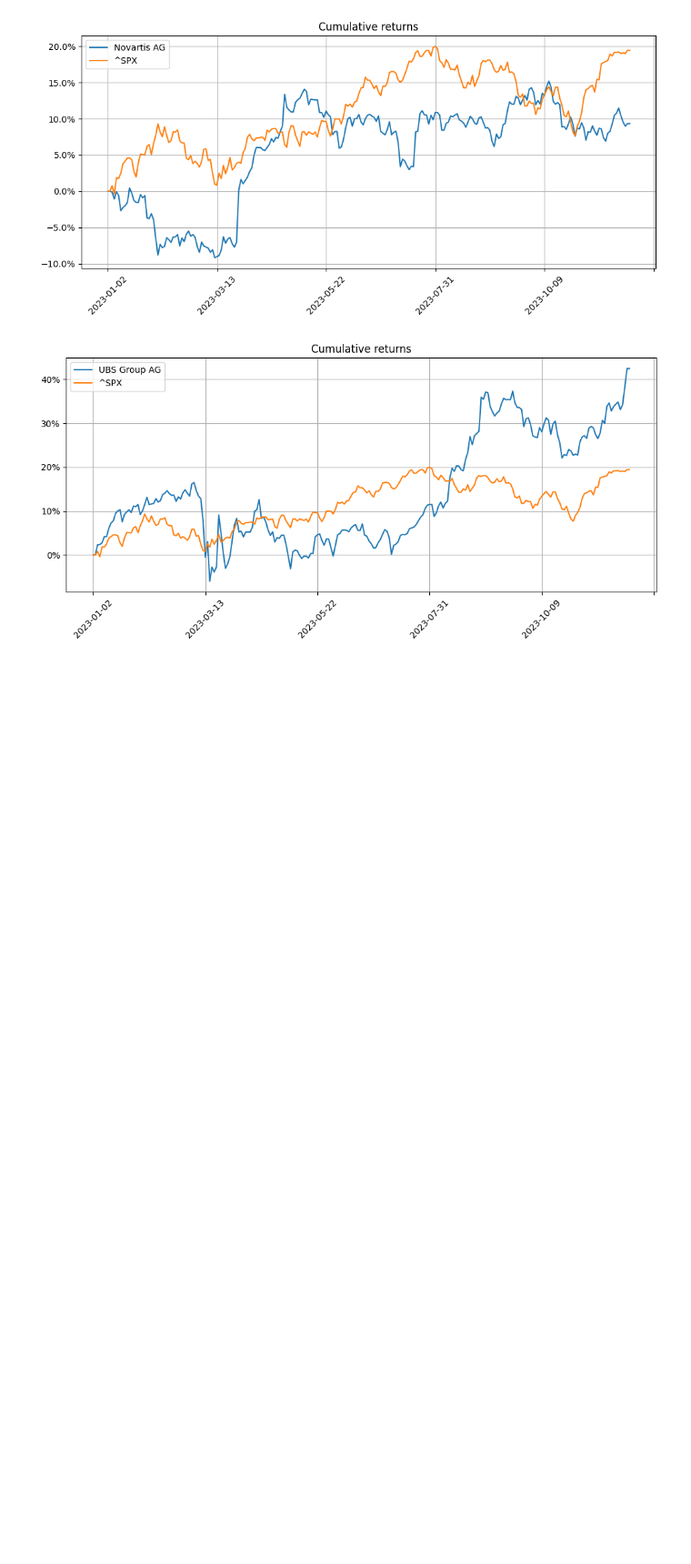
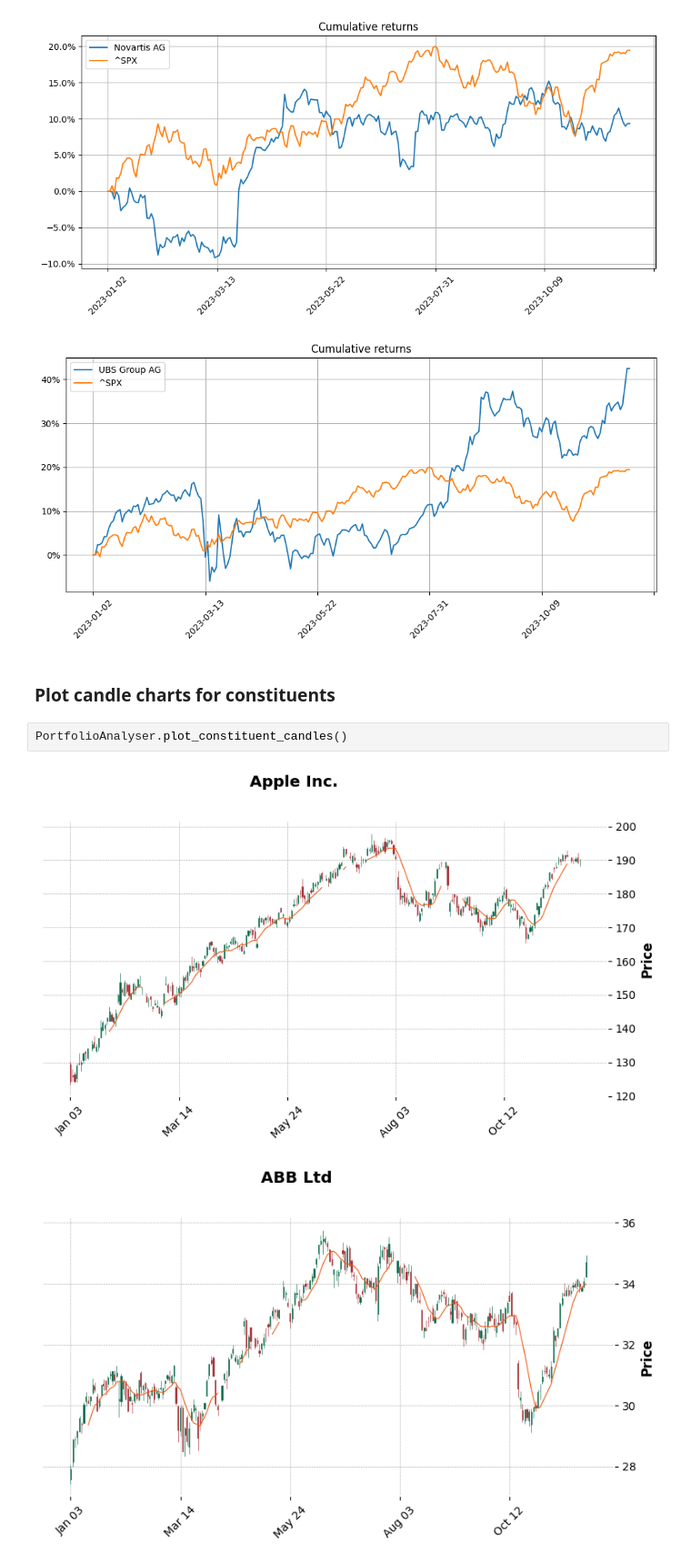
Before and after one commit to Microstakes/unisg-programming-project-hs23, a Jupyter notebook: PortfolioAnalyser.ipynb, the cells around one changed output. Shown at 91% size. Cells and saved outputs as stored; diff of their text form; blank space fills up the shorter version.

Commit message:
ohlc charts

```diff
--- a/PortfolioAnalyser.ipynb
+++ b/PortfolioAnalyser.ipynb
@@ -159,3 +159,10 @@ PortfolioAnalyser.plot_returns_cumulative(include_benchmark=True)
 [figure]
 [figure]
 [figure]
+# %% [markdown]
+### Plot candle charts for constituents
+# %%
+PortfolioAnalyser.plot_constituent_candles()
+# %% [output]
+[figure, added]
+[figure, added]
```
Also changed, not shown: parts of 3 cells of this notebook, 8 other files.
